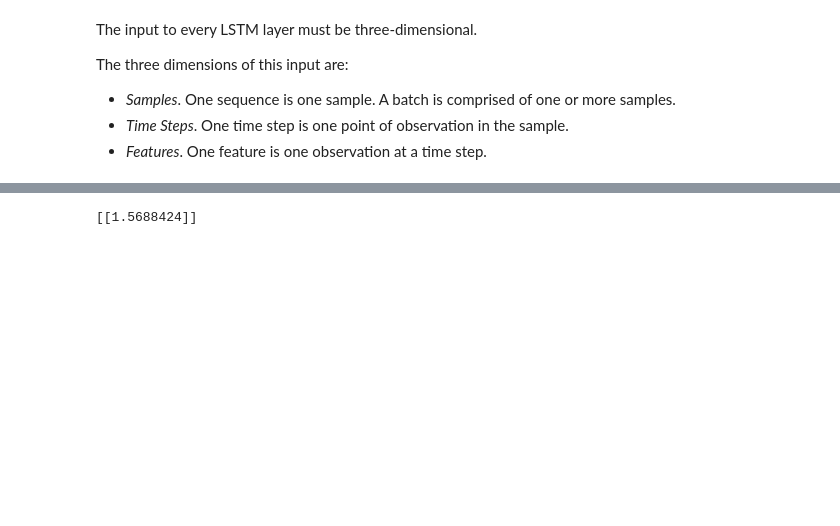
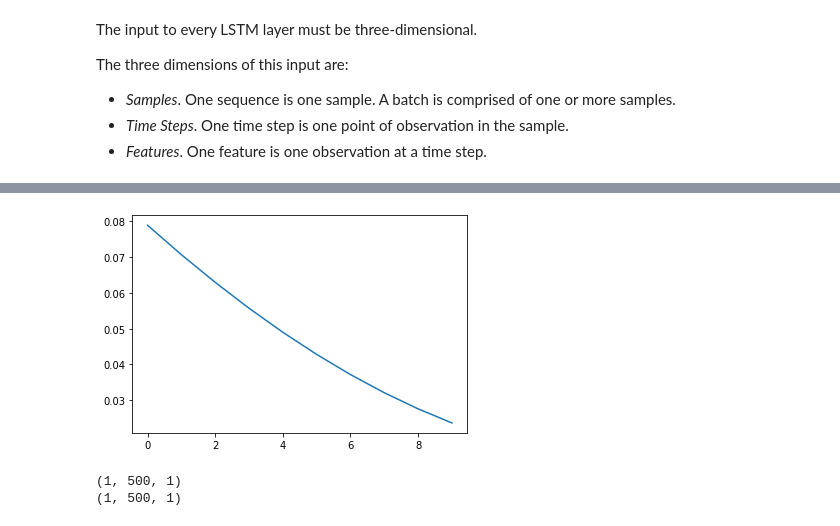
Before and after one commit to Drabble/CryptoPredictions, a Jupyter notebook: CryptoPredictions.ipynb, the cells around one changed output, grey strips where cells are left out. Drawn from its saved outputs; the diff is of its cells as text; code cells hidden in the pictures; blank space fills up the shorter version.

```diff
--- a/CryptoPredictions.ipynb
+++ b/CryptoPredictions.ipynb
@@ -215,7 +209,20 @@ print(X)
+# %%
+# Data
+dataset = df['c'].astype('float').to_numpy().reshape((-1,1))
+
+# Normalize the dataset
+scaler = MinMaxScaler(feature_range=(0, 1)) # Scale between 0 and 1
+dataset = scaler.fit_transform(dataset)
+
+# Extract data
+trainX = dataset[0:500].reshape((1, 500, 1))
+trainY = dataset[1:501].reshape((1,500))
+testX = dataset[500:1000].reshape((1, 500, 1))
+testY = dataset[501:1001].reshape((1,500))
 # %%
 # define model
-model = Sequential()
-model.add(LSTM(10, input_shape=(1123,1))) # 1123 time step, 1 feature
-model.add(Dense(1, activation='linear')) # 1 or more samples
+model = keras.models.Sequential()
+model.add(keras.layers.LSTM(10, input_shape=(500,1), return_sequences=True)) # 500 time step, 1 feature
+model.add(keras.layers.Dense(1, activation='linear')) # 1 or more samples
 model.summary()
 # %% [output]
@@ -233,8 +240,13 @@ Non-trainable params: 0
 _________________________________________________________________
 # %%
 # compile model
-model.compile(loss='mse', optimizer='adam')
-model.fit(X, y, epochs=300, shuffle=False, verbose=0)
+# Root mean squared error (RMSE) is preferred over mean absolute error (MAE) for model error evaluation because RMSE gives relatively high weight to large errors.
+def root_mean_squared_error(y_true, y_pred):
+        return keras.backend.sqrt(keras.backend.mean(keras.backend.square(y_pred - y_true)))
+#opt = keras.optimizers.Adam(learning_rate=0.1)
+#model.compile(loss='mse', optimizer=opt)
+model.compile(loss='mse', optimizer='adam', metrics=['accuracy'])
+history = model.fit(trainX, trainY, epochs=10, shuffle=False, verbose=1)
 # save model to single file
 # later, perhaps run from another script
 model.save('lstm_model.h5')
@@ -241,8 +274,14 @@ model.save('lstm_model.h5')
-# %%
-# load model from single file
-model = load_model('lstm_model.h5')
-# make predictions
-yhat = model.predict(X, verbose=0)
-print(yhat)
-# %% [output]
-[[1.5688424]]
+# %%
+plt.plot(history.history['loss'])
+plt.show()
+# %% [output]
+[figure, added]
+# %%
+# make predictions
+trainPredict = model.predict(trainX)
+testPredict = model.predict(testX)
+print(trainPredict.shape)
+print(testPredict.shape)
+# %% [output]
+(1, 500, 1)
+(1, 500, 1)
```
Also changed, not shown: parts of 13 cells of this notebook.
